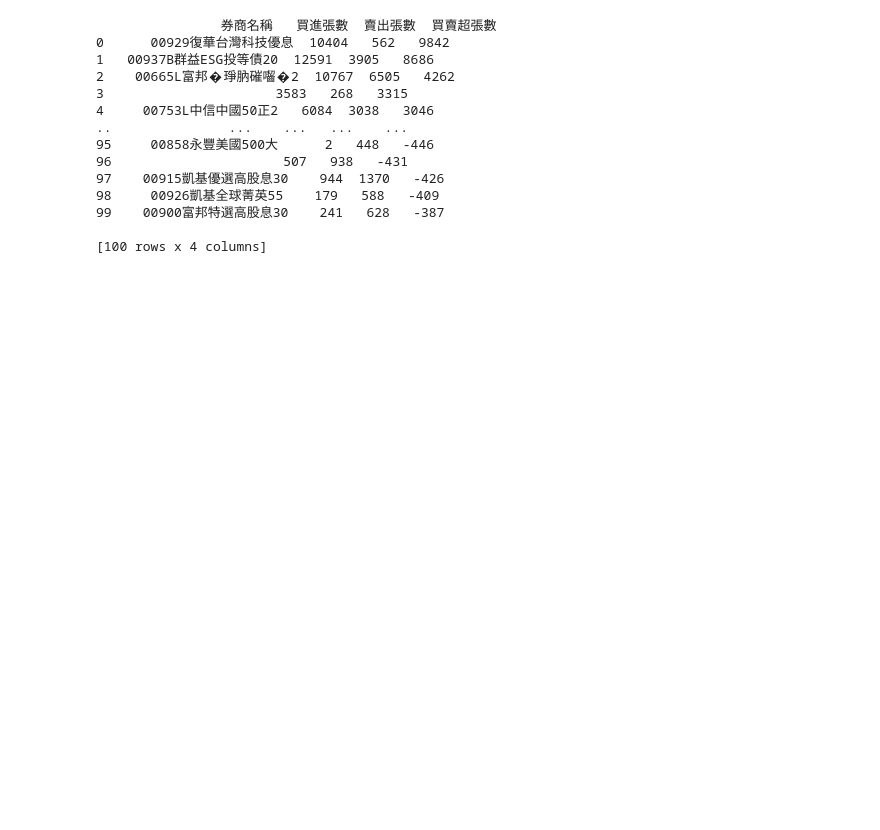
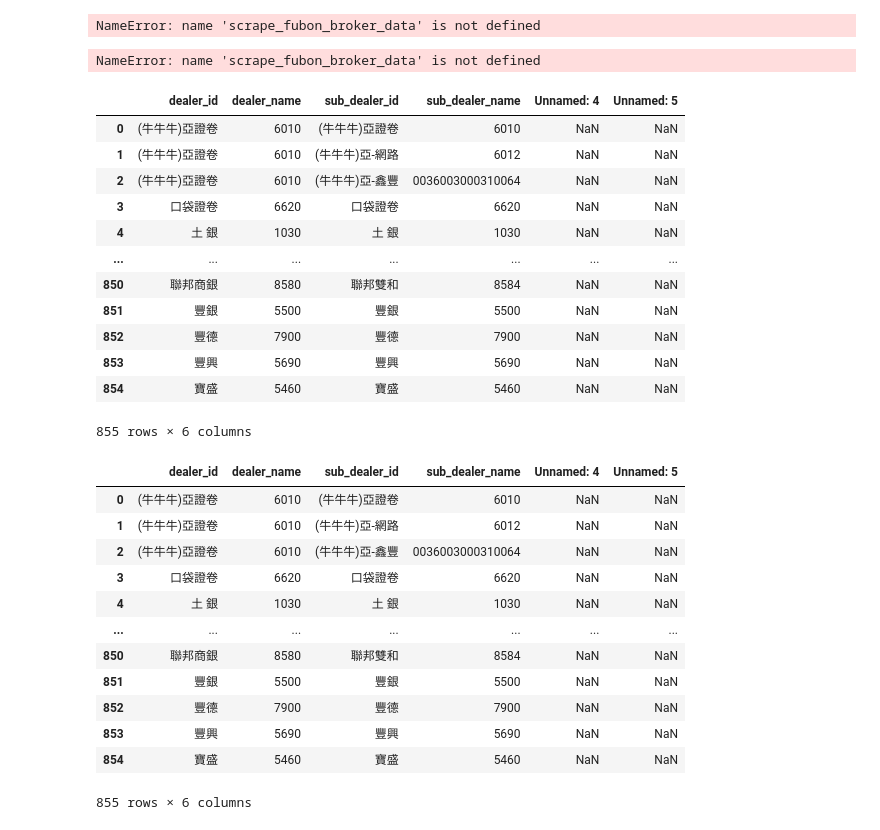
Before and after one commit to WENILIU/Stock, a Jupyter notebook: 卷商分點明細收集.ipynb, the cells around one changed output. Saved outputs shown, nothing was run; the diff lists cells and outputs as text; code cells hidden in the pictures; blank space fills up the shorter version.

```diff
--- a/卷商分點明細收集.ipynb
+++ b/卷商分點明細收集.ipynb
@@ -74,7 +74,8 @@ def scrape_fubon_broker_data(stock_id, start_date, end_date):
         print(f"發生錯誤: {str(e)}")
         return None
 
-# 使用範例
+# 使用範
+'''
 if __name__ == "__main__":
     dealer_id = "9800"
     dealer_name = "元大"
@@ -87,19 +88,64 @@ if __name__ == "__main__":
     if df is not None:
         print(df)
         # 可以選擇將結果保存到CSV
-        df.to_csv(f'F:\\文義\\股票資料\\股票歷史資料\\卷商分點資料\\broker_data_{dealer_id}_{dealer_name}_{sub_dealer_id}_{sub_dealer_name}_{start_date}.csv', encoding='utf-8-sig', index=False)
+        df.to_csv(f'F:\\文義\\股票資料\\股票歷史資料\\卷商分點資料\\(start_date)\\broker_data_{dealer_id}_{dealer_name}_{sub_dealer_id}_{sub_dealer_name}_{start_date}.csv', encoding='utf-8-sig', index=False)
+'''
-# %% [output]
-                券商名稱   買進張數  賣出張數  買賣超張數
-0      00929復華台灣科技優息  10404   562   9842
-1   00937B群益ESG投等債20  12591  3905   8686
-2    00665L富邦�琤肭磪囓�2  10767  6505   4262
-3                      3583   268   3315
-4     00753L中信中國50正2   6084  3038   3046
-..               ...    ...   ...    ...
-95     00858永豐美國500大      2   448   -446
-96                      507   938   -431
-97    00915凱基優選高股息30    944  1370   -426
-98     00926凱基全球菁英55    179   588   -409
-99    00900富邦特選高股息30    241   628   -387
-
-[100 rows x 4 columns]
+# %%
+import pandas as pd
+import os
+
+# 讀取Excel檔案
+df = pd.read_csv('F:\\文義\\股票資料\\股票歷史資料\\卷商分點資料\\卷商分點明細.csv', encoding='big5')
+
+# 新列表存放轉換後的資料
+converted_data = []
+
+# 迭代每一筆資料
+for index, row in df.iterrows():
+    dealer_id = row['dealer_id']
+    dealer_name = row['dealer_name']
+    sub_dealer_id = row['sub_dealer_id']
+    sub_dealer_name = row['sub_dealer_name']
+    start_date = "2025-1-21"
+    end_date = "2025-1-21"
+    if not os.path.exists(f'F:\\文義\\股票資料\\股票歷史資料\\卷商分點資料\\{start_date}'):os.makedirs(f'F:\\文義\\股票資料\\股票歷史資料\\卷商分點資料\\{start_date}')
+
+    df = scrape_fubon_broker_data(stock_id, start_date, end_date)
+    if df is not None:
+        print(df)
+        # 可以選擇將結果保存到CSV
+        df.to_csv(f'F:\\文義\\股票資料\\股票歷史資料\\卷商分點資料\\{start_date}\\broker_data_{dealer_id}_{dealer_name}_{sub_dealer_id}_{sub_dealer_name}_{start_date}.csv', encoding='utf-8-sig', index=False)
+    else:
+        print('無資料:'+str(dealer_id)+str(dealer_name)+str(sub_dealer_id)+str(sub_dealer_name))
+# %% [output]
+NameError: name 'scrape_fubon_broker_data' is not defined
+NameError: name 'scrape_fubon_broker_data' is not defined
+# %%
+df
+# %% [output]
+|  | dealer_id | dealer_name | sub_dealer_id | sub_dealer_name | Unnamed: 4 | Unnamed: 5 |
+| 0 | (牛牛牛)亞證卷 | 6010 | (牛牛牛)亞證卷 | 6010 | NaN | NaN |
+| 1 | (牛牛牛)亞證卷 | 6010 | (牛牛牛)亞-網路 | 6012 | NaN | NaN |
+| 2 | (牛牛牛)亞證卷 | 6010 | (牛牛牛)亞-鑫豐 | 0036003000310064 | NaN | NaN |
+| 3 | 口袋證卷 | 6620 | 口袋證卷 | 6620 | NaN | NaN |
+| 4 | 土 銀 | 1030 | 土 銀 | 1030 | NaN | NaN |
+| ... | ... | ... | ... | ... | ... | ... |
+| 850 | 聯邦商銀 | 8580 | 聯邦雙和 | 8584 | NaN | NaN |
+| 851 | 豐銀 | 5500 | 豐銀 | 5500 | NaN | NaN |
+| 852 | 豐德 | 7900 | 豐德 | 7900 | NaN | NaN |
+| 853 | 豐興 | 5690 | 豐興 | 5690 | NaN | NaN |
+| 854 | 寶盛 | 5460 | 寶盛 | 5460 | NaN | NaN |
+855 rows × 6 columns
+|  | dealer_id | dealer_name | sub_dealer_id | sub_dealer_name | Unnamed: 4 | Unnamed: 5 |
+| 0 | (牛牛牛)亞證卷 | 6010 | (牛牛牛)亞證卷 | 6010 | NaN | NaN |
+| 1 | (牛牛牛)亞證卷 | 6010 | (牛牛牛)亞-網路 | 6012 | NaN | NaN |
+| 2 | (牛牛牛)亞證卷 | 6010 | (牛牛牛)亞-鑫豐 | 0036003000310064 | NaN | NaN |
+| 3 | 口袋證卷 | 6620 | 口袋證卷 | 6620 | NaN | NaN |
+| 4 | 土 銀 | 1030 | 土 銀 | 1030 | NaN | NaN |
+| ... | ... | ... | ... | ... | ... | ... |
+| 850 | 聯邦商銀 | 8580 | 聯邦雙和 | 8584 | NaN | NaN |
+| 851 | 豐銀 | 5500 | 豐銀 | 5500 | NaN | NaN |
+| 852 | 豐德 | 7900 | 豐德 | 7900 | NaN | NaN |
+| 853 | 豐興 | 5690 | 豐興 | 5690 | NaN | NaN |
+| 854 | 寶盛 | 5460 | 寶盛 | 5460 | NaN | NaN |
+855 rows × 6 columns
```
Also changed, not shown: 1 other file.
